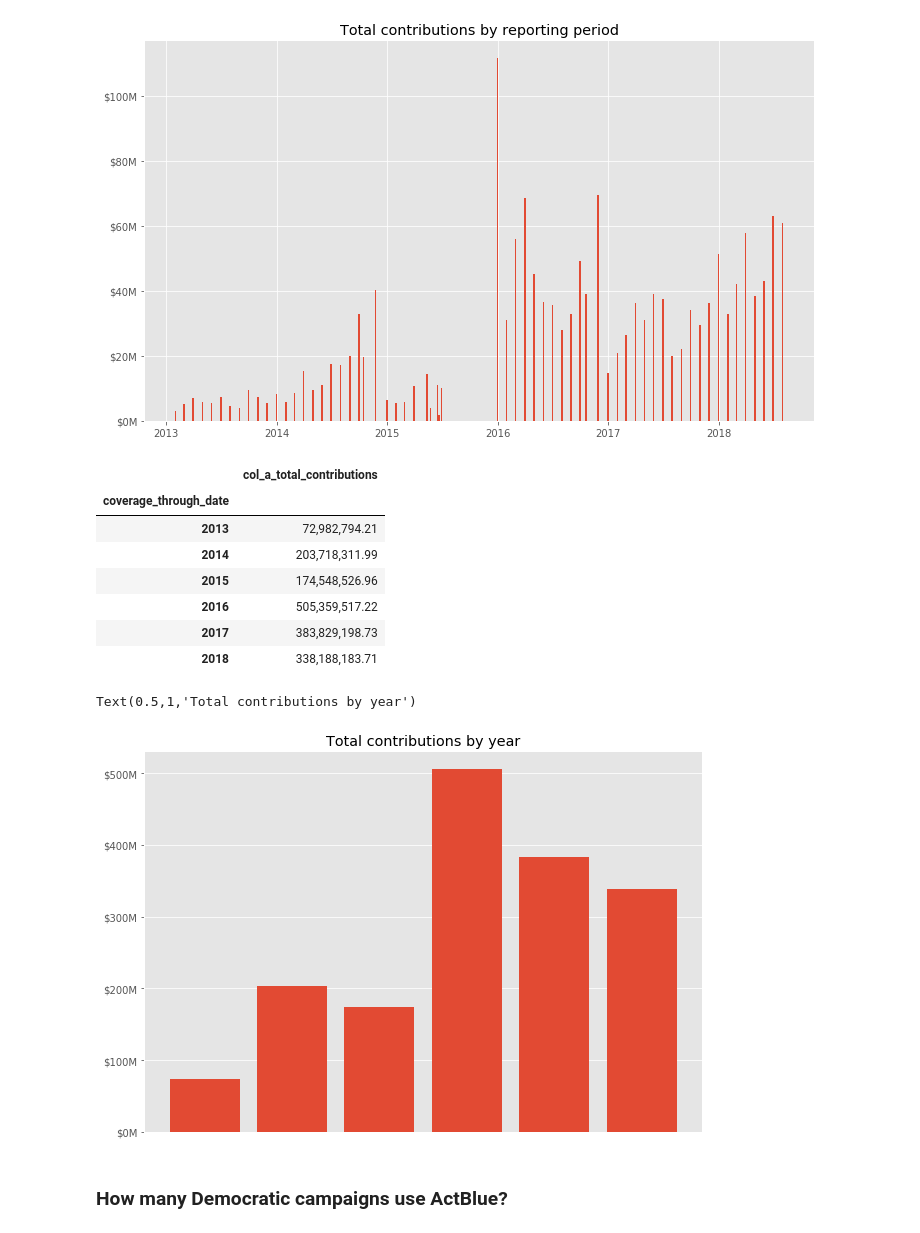
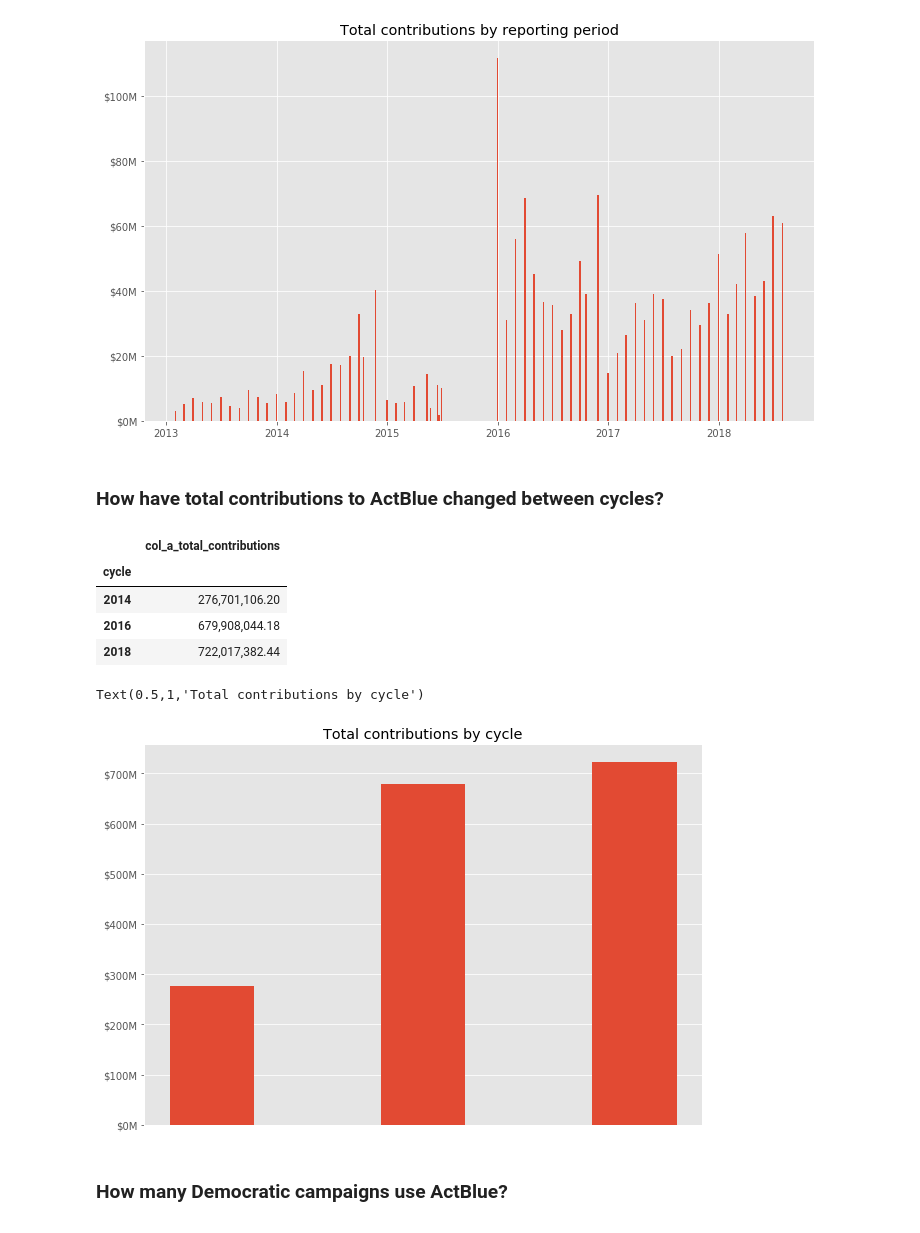
Before and after one commit to PublicI/actblue-analysis, a Jupyter notebook: analysis.ipynb, the cells around one changed output. Cells and saved outputs as stored; diff of their text form; code cells hidden in the pictures.

```diff
--- a/analysis.ipynb
+++ b/analysis.ipynb
@@ -224,38 +225,49 @@ ax.set_title('Total contributions by reporting period')
 # %% [output]
 Text(0.5,1,'Total contributions by reporting period')
 [figure]
+# %% [markdown]
+### How have total contributions to ActBlue changed between cycles?
+# %%
+def cycle(year):
+    return math.ceil(float(year) / 2.) * 2
+
+assert (cycle(2013) == 2014 and
+    cycle(2014) == 2014 and
+    cycle(2015) == 2016 and
+    cycle(2016) == 2016 and
+    cycle(2017) == 2018 and
+    cycle(2018) == 2018),"unexpected cycle output"
 # %%
-contribs_by_year = pd.DataFrame(
-    actblue_summaries.groupby(actblue_summaries.coverage_through_date.dt.year)['col_a_total_contributions'].sum()
+actblue_summaries['cycle'] = actblue_summaries.coverage_through_date.dt.year.apply(cycle)
+
+contribs_by_cycle = pd.DataFrame(
+    actblue_summaries.groupby(actblue_summaries['cycle'])['col_a_total_contributions'].sum()
 )
-contribs_by_year
+contribs_by_cycle
 # %% [output]
 |  | col_a_total_contributions |
-| coverage_through_date |  |
-| 2013 | 72,982,794.21 |
-| 2014 | 203,718,311.99 |
-| 2015 | 174,548,526.96 |
-| 2016 | 505,359,517.22 |
-| 2017 | 383,829,198.73 |
-| 2018 | 338,188,183.71 |
+| cycle |  |
+| 2014 | 276,701,106.20 |
+| 2016 | 679,908,044.18 |
+| 2018 | 722,017,382.44 |
 # %%
 # https://scentellegher.github.io/programming/2017/05/24/pandas-bar-plot-with-formatted-dates.html
 # contribs_by_year.set_index('coverage_through_date',inplace=True)
 
 fig, ax = plt.subplots(figsize=(10,7))
 
 ax.xaxis.set_major_locator(mdates.YearLocator())
 # ax.xaxis.set_major_formatter(mdates.DateFormatter('%Y'))
 
 # https://matplotlib.org/examples/pylab_examples/custom_ticker1.html
 ax.yaxis.set_major_formatter(ticker.FuncFormatter(lambda x, p: '$%1.fM' % (x*1e-6)))
 
-ax.bar(contribs_by_year.index, contribs_by_year['col_a_total_contributions'], width=0.8)
+ax.bar(contribs_by_cycle.index, contribs_by_cycle['col_a_total_contributions'], width=0.8)
 
-ax.set_title('Total contributions by year')
+ax.set_title('Total contributions by cycle')
 # %% [output]
-Text(0.5,1,'Total contributions by year')
+Text(0.5,1,'Total contributions by cycle')
-[figure, old version]
+[figure, new version]
 # %% [markdown]
 ### How many Democratic campaigns use ActBlue?
 # %%
```
Also changed, not shown: parts of 4 cells of this notebook, 1 other file.
